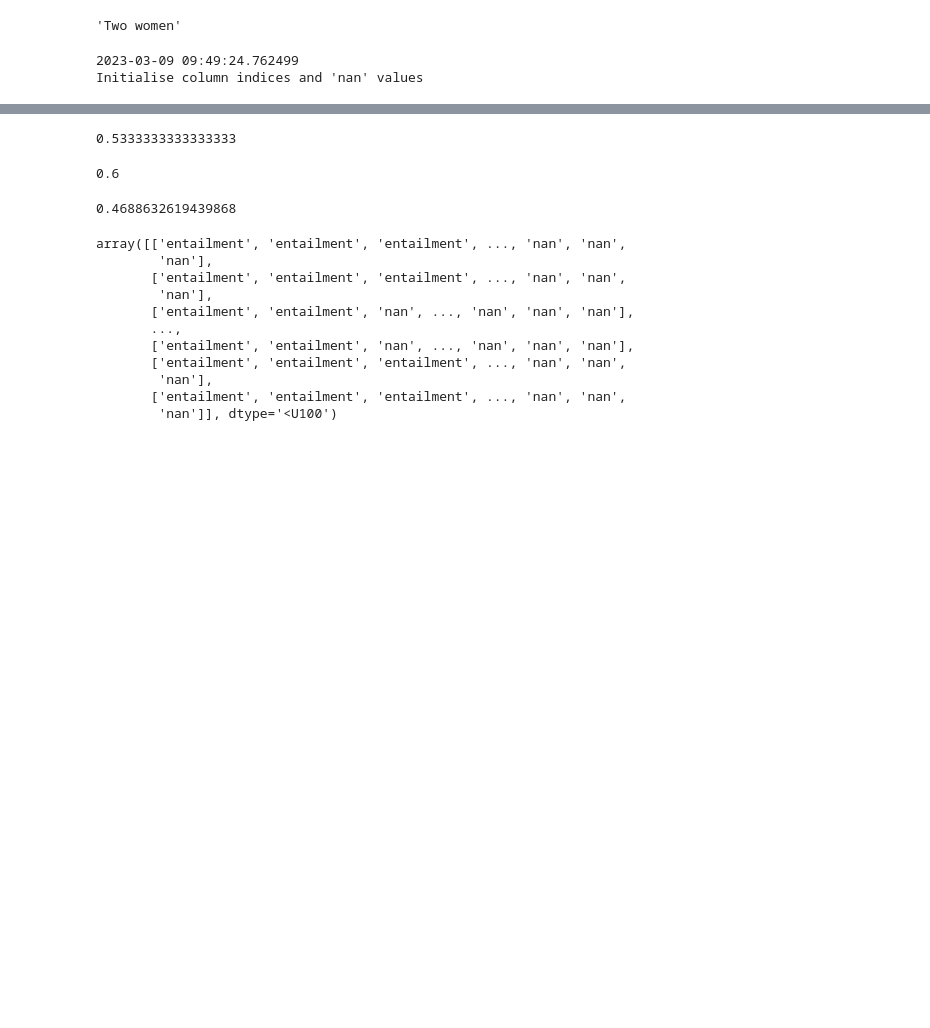
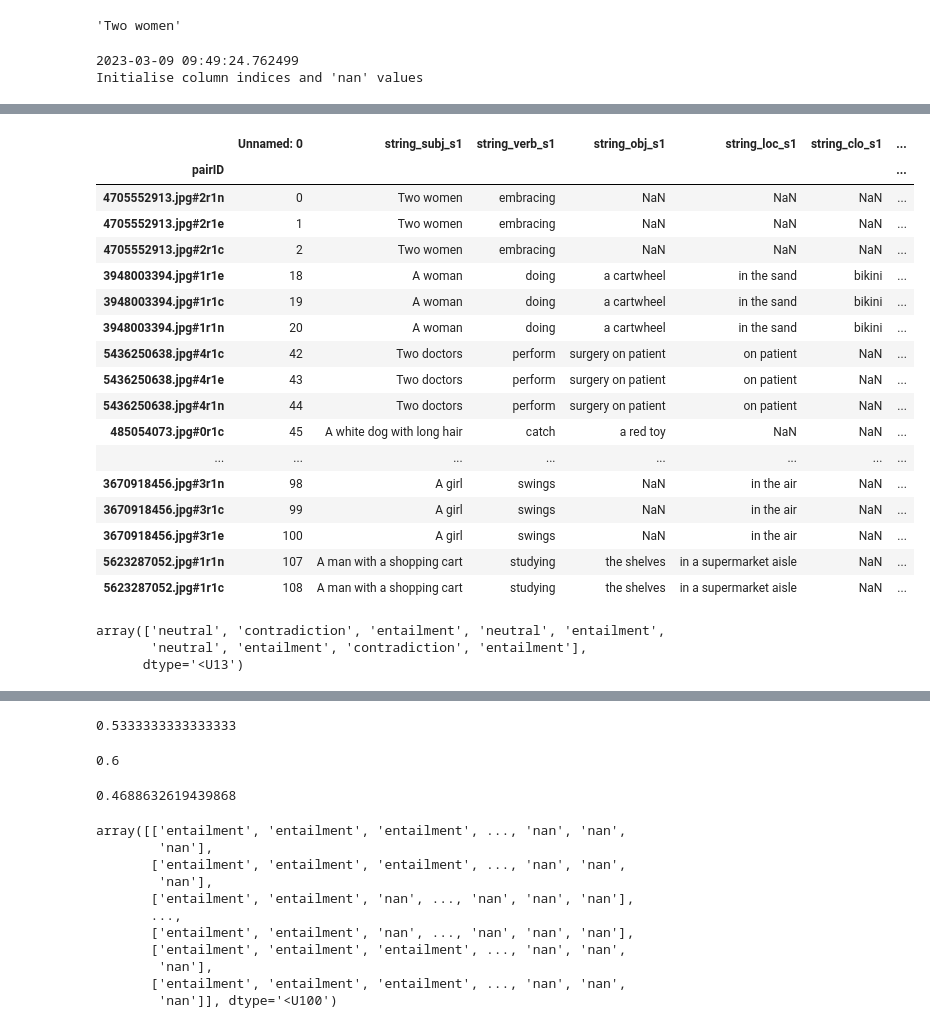
Before and after one commit to Marbr987/Hypothesis_Driven_Analysis_of_Self_Rationalising_Models, a Jupyter notebook: 04_BN_Explanations/generate_template_explanations.ipynb, the cells around one changed output, grey strips where cells are left out. Saved outputs shown, nothing was run; the diff lists cells and outputs as text; code cells hidden in the pictures; blank space fills up the shorter version.

```diff
--- a/04_BN_Explanations/generate_template_explanations.ipynb
+++ b/04_BN_Explanations/generate_template_explanations.ipynb
@@ -177,3 +242,30 @@ array(['entailment', 'neutral', nan, 'neutral', nan, 'neutral',
+# %%
+dev_subphrases.iloc[:30]
+# %% [output]
+|  | Unnamed: 0 | string_subj_s1 | string_verb_s1 | string_obj_s1 | string_loc_s1 | string_clo_s1 | ... |
+| pairID |  |  |  |  |  |  | ... |
+| 4705552913.jpg#2r1n | 0 | Two women | embracing | NaN | NaN | NaN | ... |
+| 4705552913.jpg#2r1e | 1 | Two women | embracing | NaN | NaN | NaN | ... |
+| 4705552913.jpg#2r1c | 2 | Two women | embracing | NaN | NaN | NaN | ... |
+| 3948003394.jpg#1r1e | 18 | A woman | doing | a cartwheel | in the sand | bikini | ... |
+| 3948003394.jpg#1r1c | 19 | A woman | doing | a cartwheel | in the sand | bikini | ... |
+| 3948003394.jpg#1r1n | 20 | A woman | doing | a cartwheel | in the sand | bikini | ... |
+| 5436250638.jpg#4r1c | 42 | Two doctors | perform | surgery on patient | on patient | NaN | ... |
+| 5436250638.jpg#4r1e | 43 | Two doctors | perform | surgery on patient | on patient | NaN | ... |
+| 5436250638.jpg#4r1n | 44 | Two doctors | perform | surgery on patient | on patient | NaN | ... |
+| 485054073.jpg#0r1c | 45 | A white dog with long hair | catch | a red toy | NaN | NaN | ... |
+| ... | ... | ... | ... | ... | ... | ... | ... |
+| 3670918456.jpg#3r1n | 98 | A girl | swings | NaN | in the air | NaN | ... |
+| 3670918456.jpg#3r1c | 99 | A girl | swings | NaN | in the air | NaN | ... |
+| 3670918456.jpg#3r1e | 100 | A girl | swings | NaN | in the air | NaN | ... |
+| 5623287052.jpg#1r1n | 107 | A man with a shopping cart | studying | the shelves | in a supermarket aisle | NaN | ... |
+| 5623287052.jpg#1r1c | 108 | A man with a shopping cart | studying | the shelves | in a supermarket aisle | NaN | ... |
+# %%
+np.array(["neutral", "contradiction", "entailment", "neutral", "entailment", "neutral", "entailment", "contradiction", "entailment"])
+# %% [output]
+array(['neutral', 'contradiction', 'entailment', 'neutral', 'entailment',
+       'neutral', 'entailment', 'contradiction', 'entailment'],
+      dtype='<U13')
 # %%
 dev_subphrases.iloc[np.where(y_hat[:30] != y_hat_human_pred)]
 # %% [output]
```
Also changed, not shown: parts of 10 cells of this notebook, 5 other files.
